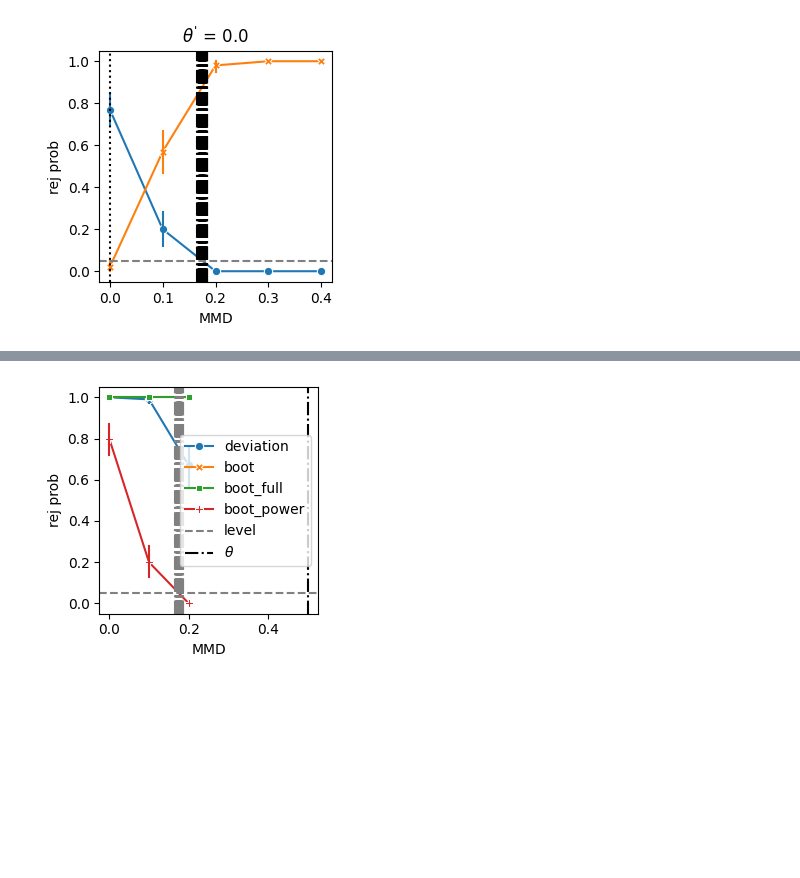
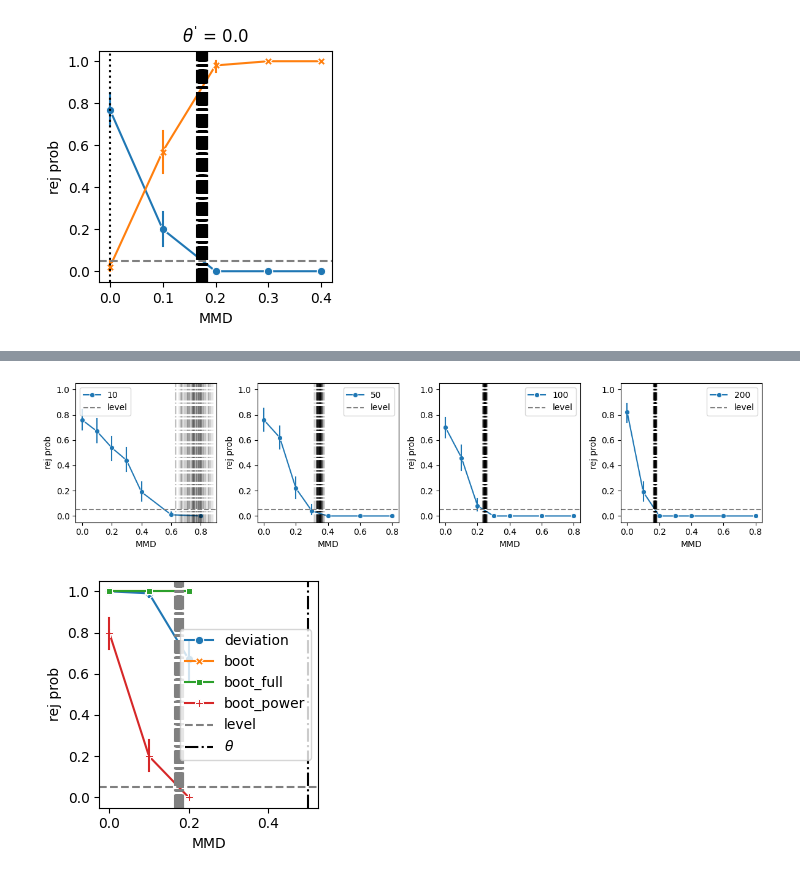
Before and after one commit to XingLLiu/robust-kernel-test, a Jupyter notebook: notebooks/reversed.ipynb, the cells around one changed output, grey strips where cells are left out. Drawn from its saved outputs; the diff is of its cells as text; code cells hidden in the pictures; blank space fills up the shorter version.

```diff
--- a/notebooks/reversed.ipynb
+++ b/notebooks/reversed.ipynb
@@ -689,3 +749,34 @@ ax.legend([],[], frameon=False)
+# %%
+figs, axes = plt.subplots(nrows=1, ncols=len(n_list), figsize=(3*len(n_list), 3))
+
+for n, ax in zip(n_list, axes.flatten()):
+    rej_df = {"rej": [], "method": [], "xaxis": [], "n": []}
+    nn = "boot_power"
+    rr = res_power_n[n]
+    for kk in keys:
+        rej_ls = rr[kk][nn]["rej"]
+        rej_df["rej"] = rej_df["rej"] + rej_ls
+        rej_df["method"] = rej_df["method"] + [nn] * len(rej_ls)
+        rej_df["xaxis"] = rej_df["xaxis"] + [kk] * len(rej_ls)
+        rej_df["n"] = rej_df["n"] + [str(n)] * len(rej_ls)
+    rej_df = pd.DataFrame(rej_df)
+
+    sns.lineplot(ax=ax, data=rej_df, x="xaxis", y="rej", hue="n", style="n", markers=True, dashes=False, err_style="bars")
+    ax.axhline(0.05, color="grey", linestyle="--", label="level")
+
+    for xx in rr[keys[0]]["boot_power"]["theta"]:
+        ax.axvline(xx, color="k", linestyle="-.", alpha=0.1)
+
+    # ax.set_xscale("log")
+    ax.set_ylim(-0.05, 1.05)
+    ax.set_xlabel("MMD")
+    ax.set_ylabel("rej prob")
+    ax.legend()
+    # ax.legend([],[], frameon=False)
+
+plt.tight_layout()
+# %% [output]
+[figure, added]
 # %%
 figs, axes = plt.subplots(nrows=1, ncols=1, figsize=(3, 3))
 
```
Also changed, not shown: parts of 2 cells of this notebook.
